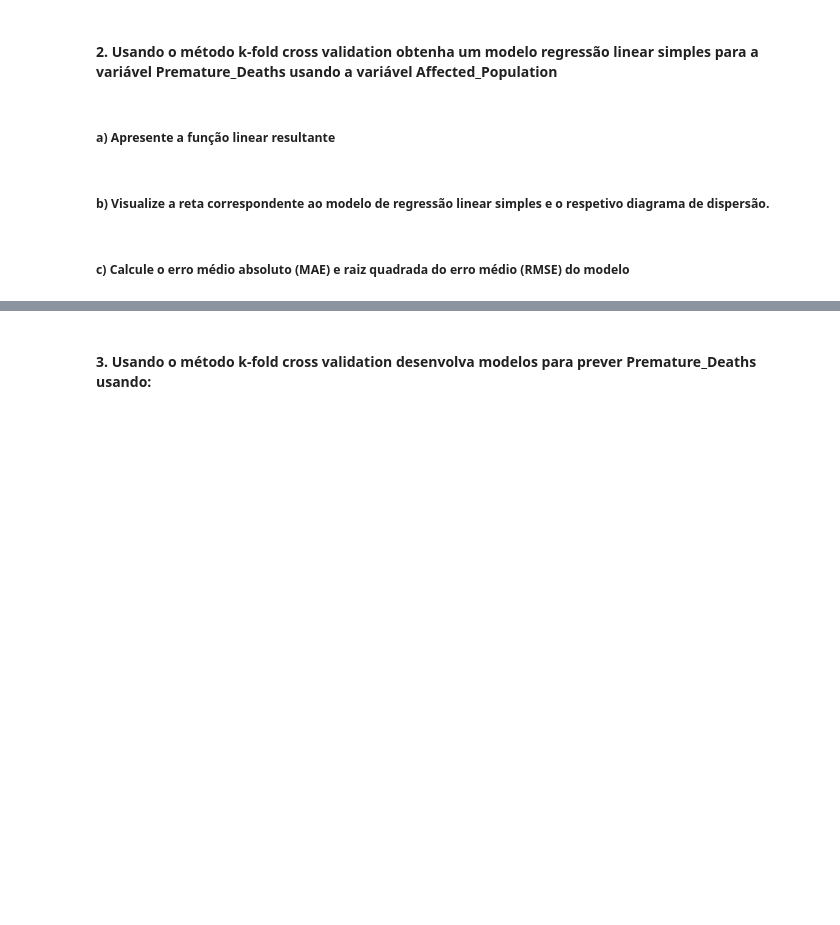
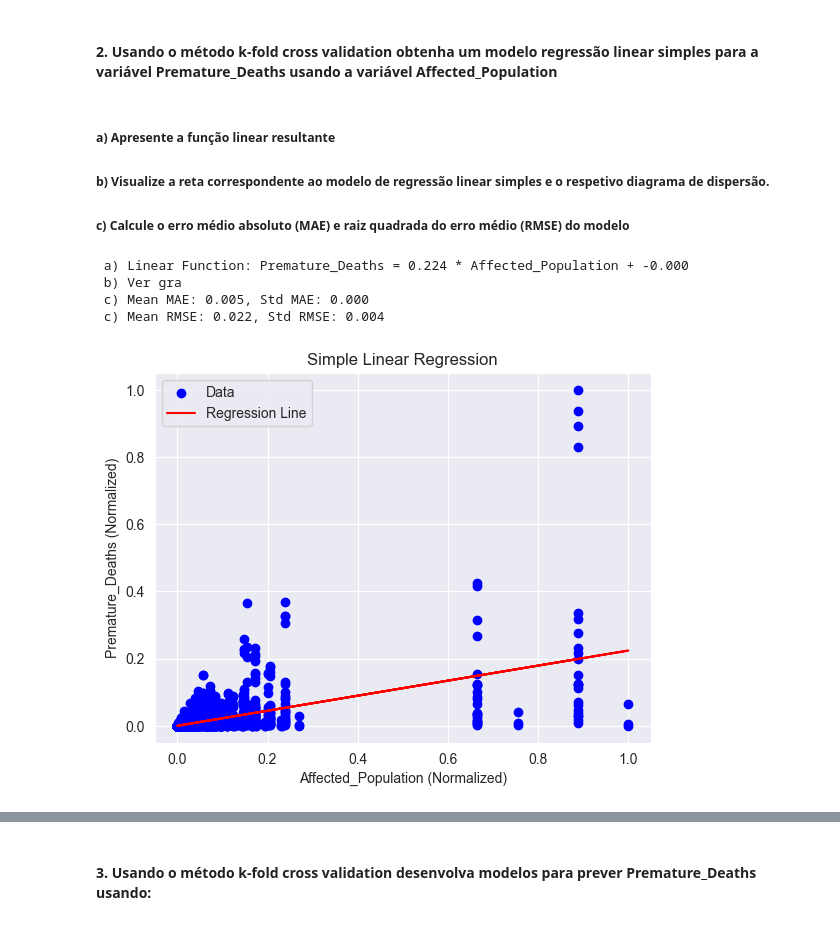
Before and after one commit to 1221715JorgeCruz/ANADI_MFC_3NA_1221715_1191843_1100719, a Jupyter notebook: trabalho_pratico_02/4.2-Regression.ipynb, the cells around one changed output, grey strips where cells are left out. Cells and saved outputs as stored; diff of their text form; code cells hidden in the pictures; blank space fills up the shorter version.

```diff
--- a/trabalho_pratico_02/4.2-Regression.ipynb
+++ b/trabalho_pratico_02/4.2-Regression.ipynb
@@ -54,7 +63,70 @@ Name: Premature_Deaths, dtype: float64
 #### 2. Usando o método k-fold cross validation obtenha um modelo regressão linear simples para a variável Premature_Deaths usando a variável Affected_Population
 # %% [markdown]
 ##### a) Apresente a função linear resultante
+##### b) Visualize a reta correspondente ao modelo de regressão linear simples e o respetivo diagrama de dispersão.
+##### c) Calcule o erro médio absoluto (MAE) e raiz quadrada do erro médio (RMSE) do modelo
-# %% [markdown]
-##### b) Visualize a reta correspondente ao modelo de regressão linear simples e o respetivo diagrama de dispersão.
-# %% [markdown]
-##### c) Calcule o erro médio absoluto (MAE) e raiz quadrada do erro médio (RMSE) do modelo
+# %%
+import pandas as pd
+import numpy as np
+from sklearn.linear_model import LinearRegression
+from sklearn.model_selection import KFold
+from sklearn.preprocessing import MinMaxScaler
+from sklearn.metrics import mean_absolute_error, mean_squared_error
+import matplotlib.pyplot as plt
+
+# Load and preprocess data
+df = pd.read_csv('AIRPOL_data.csv', sep=';', decimal=',')
+southern_europe = ['Greece', 'Spain', 'Italy', 'Portugal']
+df_south = df[df['Country'].isin(southern_europe)].rename(columns={'Value': 'Premature_Deaths'})
+
+# Select features
+X = df_south[['Affected_Population']].values
+y = df_south['Premature_Deaths'].values
+
+# Normalize
+scaler_X = MinMaxScaler()
+scaler_y = MinMaxScaler()
+X_scaled = scaler_X.fit_transform(X)
+y_scaled = scaler_y.fit_transform(y.reshape(-1, 1)).ravel()
+
+# K-fold cross-validation
+k = 5
+kf = KFold(n_splits=k, shuffle=True, random_state=42)
+coefs, intercepts = [], []
+mae_scores, rmse_scores = [], []
+
+for train_idx, test_idx in kf.split(X_scaled):
+    X_train, X_test = X_scaled[train_idx], X_scaled[test_idx]
+    y_train, y_test = y_scaled[train_idx], y_scaled[test_idx]
+    model = LinearRegression()
+    model.fit(X_train, y_train.reshape(-1, 1))
+    y_pred = model.predict(X_test)
+    coefs.append(model.coef_[0])
+    intercepts.append(model.intercept_)
+    mae_scores.append(mean_absolute_error(y_test, y_pred))
+    rmse_scores.append(np.sqrt(mean_squared_error(y_test, y_pred)))
+
+# Average model
+mean_coef = np.mean(coefs)
+mean_intercept = np.mean(intercepts)
+print(f" a) Linear Function: Premature_Deaths = {mean_coef:.3f} * Affected_Population + {mean_intercept:.3f}")
+print(" b) Ver gráfico abaixo")
+print(f" c) Mean MAE: {np.mean(mae_scores):.3f}, Std MAE: {np.std(mae_scores):.3f}")
+print(f" c) Mean RMSE: {np.mean(rmse_scores):.3f}, Std RMSE: {np.std(rmse_scores):.3f}")
+
+# Visualization
+model = LinearRegression().fit(X_scaled, y_scaled.reshape(-1, 1))
+y_pred = model.predict(X_scaled)
+plt.scatter(X_scaled, y_scaled, color='blue', label='Data')
+plt.plot(X_scaled, y_pred, color='red', label='Regression Line')
+plt.xlabel('Affected_Population (Normalized)')
+plt.ylabel('Premature_Deaths (Normalized)')
+plt.title('Simple Linear Regression')
+plt.legend()
+plt.show()
+# %% [output]
+ a) Linear Function: Premature_Deaths = 0.224 * Affected_Population + -0.000
+ b) Ver gra
+ c) Mean MAE: 0.005, Std MAE: 0.000
+ c) Mean RMSE: 0.022, Std RMSE: 0.004
+[figure, added]
```
Also changed, not shown: parts of 4 cells of this notebook.
